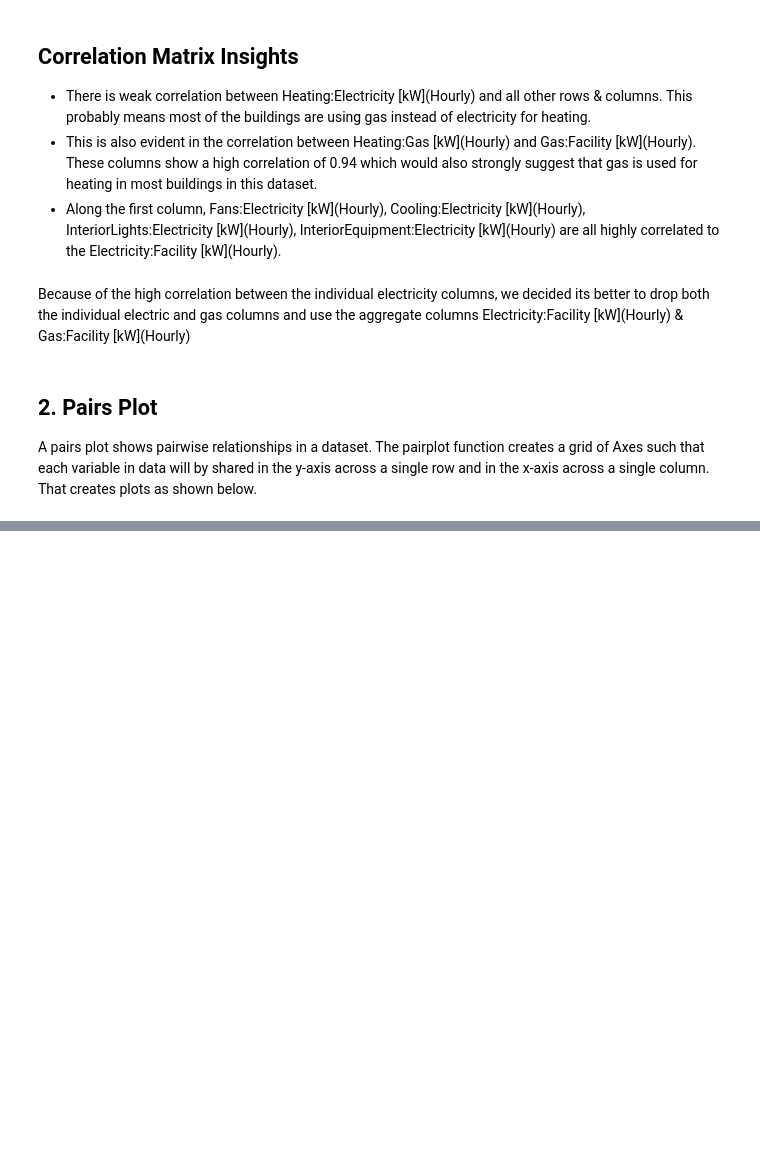
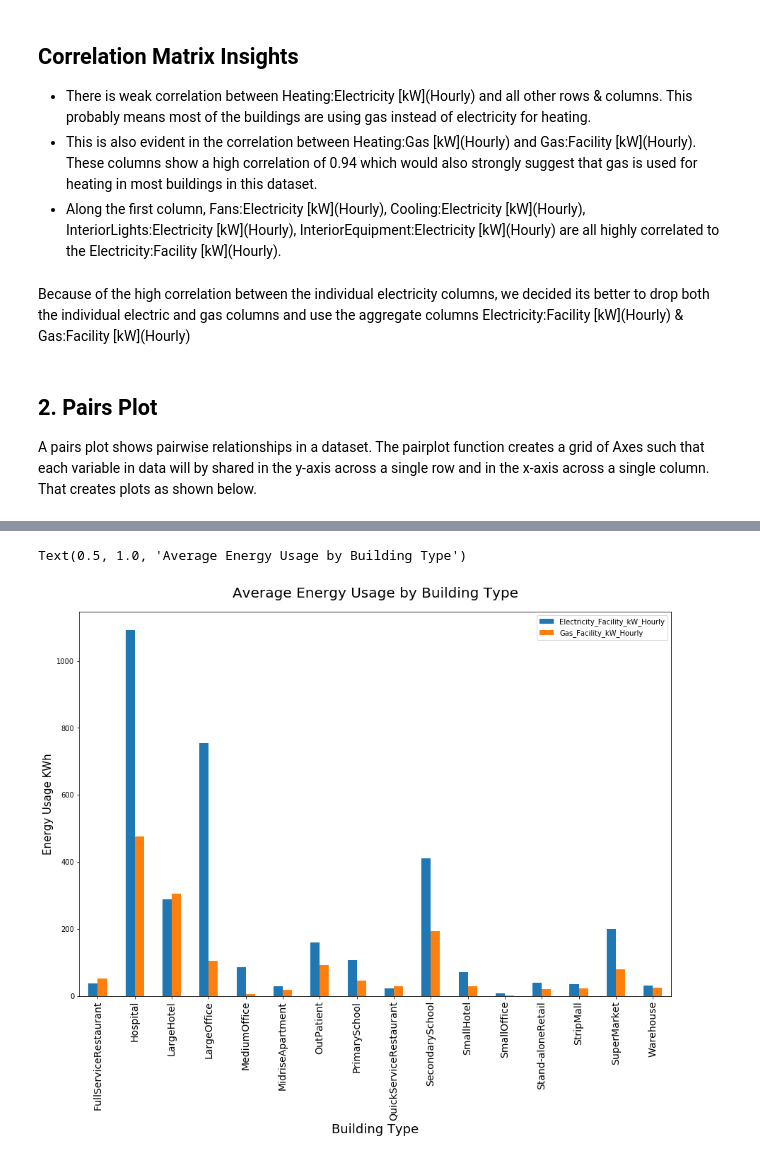
Before and after one commit to dgitts/electric-load-forecasting, a Jupyter notebook: notebooks/david.ipynb, the cells around one changed output, grey strips where cells are left out. Saved outputs shown, nothing was run; the diff lists cells and outputs as text; code cells hidden in the pictures; blank space fills up the shorter version.

```diff
--- a/notebooks/david.ipynb
+++ b/notebooks/david.ipynb
@@ -219,0 +259,5 @@ DataError: No numeric types to aggregate
+# %%
+df_aggregate_only[['date', 'time']] = df_aggregate_only['Date_Time'].str.split('  ', expand=True)
+df_aggregate_only[['month', 'day']] = df_aggregate_only['date'].str.split('/', expand=True)
+df_aggregate_only.drop(columns=['Date_Time', 'date'], inplace=True)
+df_aggregate_only
@@ -219,0 +299,9 @@ DataError: No numeric types to aggregate
+# %%
+df_aggregate_only.drop(columns=['location']).groupby(['building_type']).mean().plot(figsize=(15,10), kind='bar')
+plt.xlabel('Building Type', fontsize=18)
+plt.xticks(fontsize=14)
+plt.ylabel('Energy Usage KWh', fontsize=15)
+plt.title('Average Energy Usage by Building Type', fontsize=20, pad=20)
+# %% [output]
+Text(0.5, 1.0, 'Average Energy Usage by Building Type')
+[figure, added]
```
Also changed, not shown: parts of 10 cells of this notebook.
